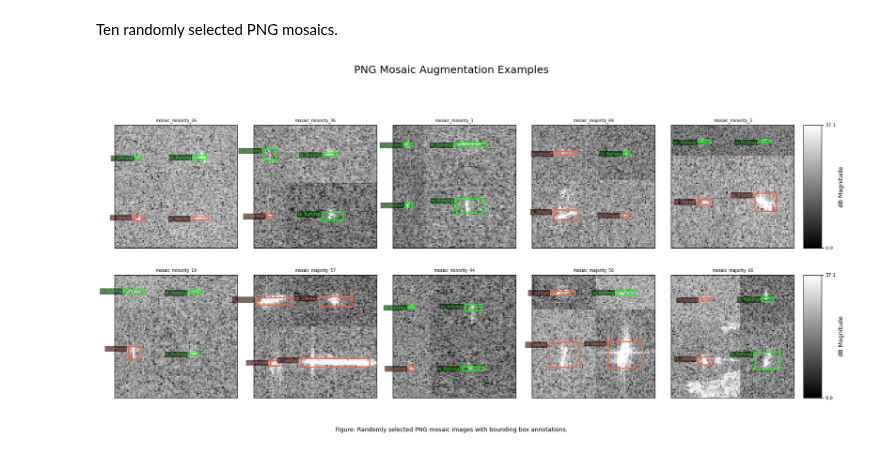
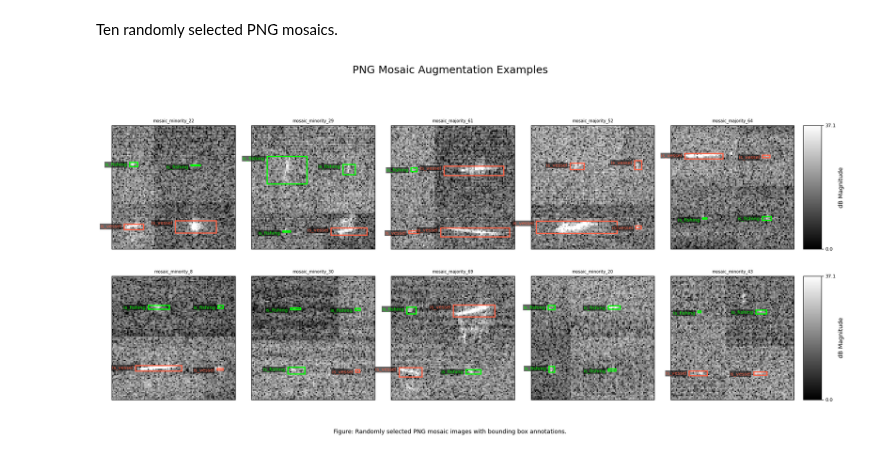
Before and after one commit to pmillitz/SARship-detect, a Jupyter notebook: modelling/notebooks/sar_png_augmentation.ipynb, the cells around one changed output. Drawn from its saved outputs; the diff is of its cells as text; code cells hidden in the pictures.

```diff
--- a/modelling/notebooks/sar_png_augmentation.ipynb
+++ b/modelling/notebooks/sar_png_augmentation.ipynb
@@ -110,15 +107,15 @@ Ten randomly selected PNG mosaics.
 # %%
 from view_png_augmentations import view_png_augmentations
 view_png_augmentations(
-    base_dir=str(DATA_DIR / 'crops_png_dual_aug'),
-    img_subdir='images_hvrt_msc_gf_bal',
-    lbl_subdir='labels_hvrt_msc_gf_bal',
+    base_dir=str(DATA_DIR / 'crops_png_aug'),
+    img_subdir='images_hvrt_msc_bal_new_ext',
+    lbl_subdir='labels_hvrt_msc_bal_new_ext',
     max_images=10,
     #amp_clip_min=18.60,  # 75th percentile
     amp_clip_max=71.51,   # 99th percentile
     class_filter=None,    # filter not applicable for mosaics
     save_path=None,
     select_mosaics=True
 )
 # %% [output]
-[figure, old version]
+[figure, new version]
```
Also changed, not shown: parts of 2 cells of this notebook, 3 other files.
